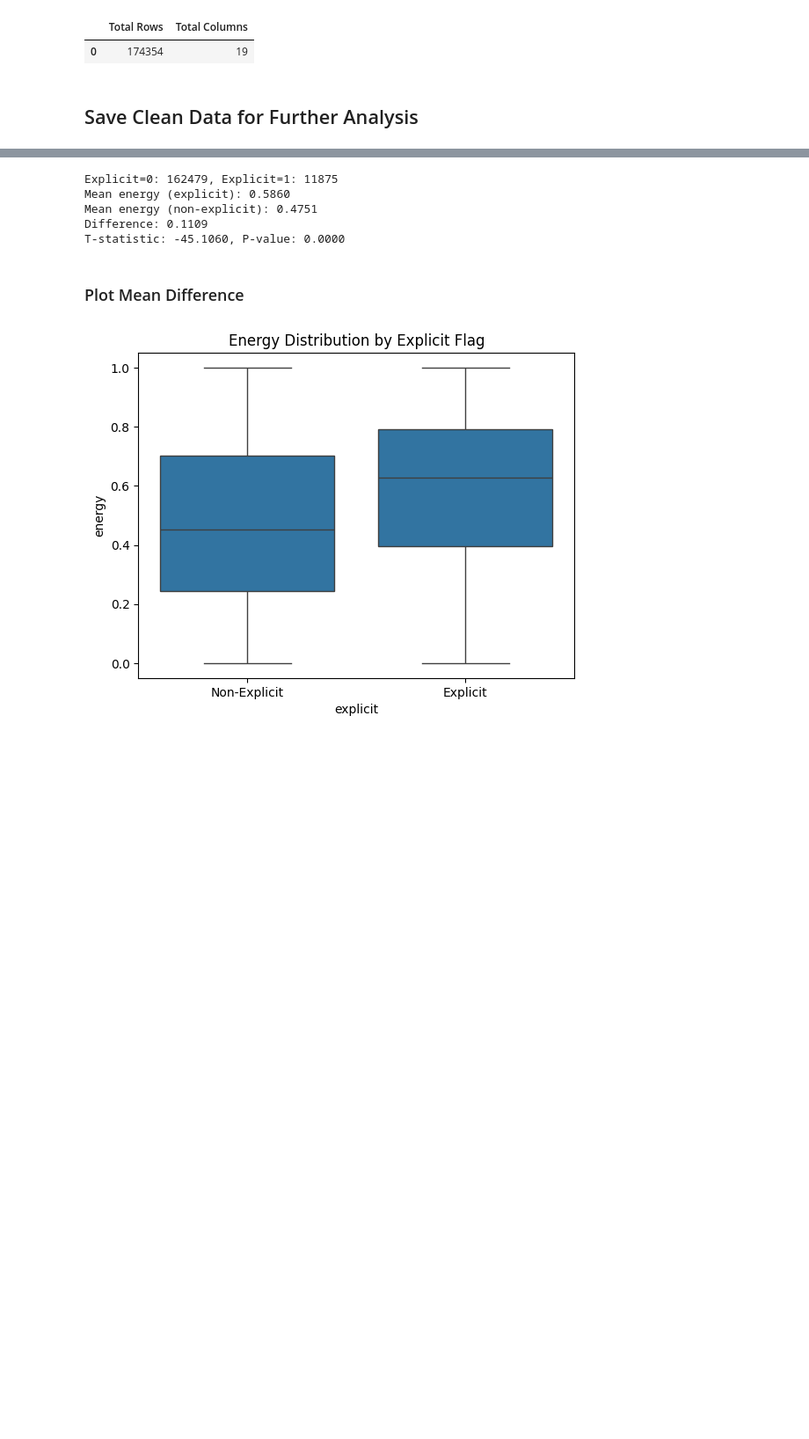
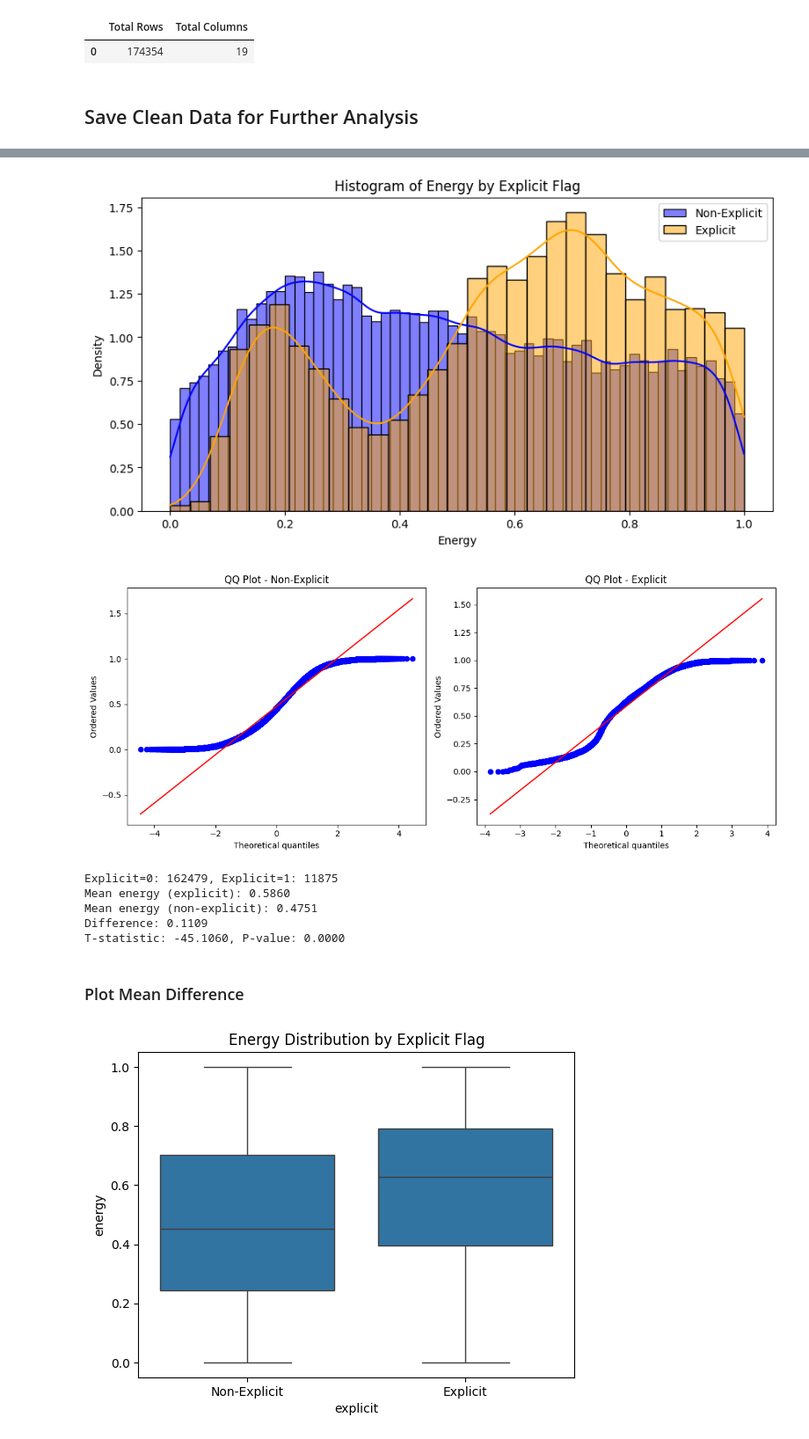
Before and after one commit to smcclab/thirty-nine-hundred-hci, a Jupyter notebook: notebooks/wk10/comp3900_wk10_live_coding_spotify_stats.ipynb, the cells around one changed output, grey strips where cells are left out. Shown at 88% size. Drawn from its saved outputs; the diff is of its cells as text; code cells hidden in the pictures; blank space fills up the shorter version.

```diff
--- a/notebooks/wk10/comp3900_wk10_live_coding_spotify_stats.ipynb
+++ b/notebooks/wk10/comp3900_wk10_live_coding_spotify_stats.ipynb
@@ -278,3 +284,37 @@ Compare two *independent* groups: explicit=0 vs explicit=1.
+# %%
+import seaborn as sns
+import scipy.stats as stats
+
+# group the data
+group1 = spotify_df[spotify_df['explicit'] == 0]['energy']
+group2 = spotify_df[spotify_df['explicit'] == 1]['energy']
+
+# === 1. Histogram with KDE ===
+plt.figure(figsize=(10, 5))
+sns.histplot(group1, kde=True, color='blue', label='Non-Explicit', stat='density')
+sns.histplot(group2, kde=True, color='orange', label='Explicit', stat='density')
+plt.title('Histogram of Energy by Explicit Flag')
+plt.xlabel('Energy')
+plt.ylabel('Density')
+plt.legend()
+plt.show()
+
+# === 2. QQ Plots ===
+fig, axes = plt.subplots(1, 2, figsize=(12, 5))
+
+# QQ Plot for Non-Explicit
+stats.probplot(group1, dist="norm", plot=axes[0])
+axes[0].set_title("QQ Plot - Non-Explicit")
+
+# QQ Plot for Explicit
+stats.probplot(group2, dist="norm", plot=axes[1])
+axes[1].set_title("QQ Plot - Explicit")
+
+plt.tight_layout()
+plt.show()
+# %% [output]
+[figure, added]
+[figure, added]
 # %%
 # import t-test library
 from scipy.stats import ttest_ind
```
Also changed, not shown: parts of 2 cells of this notebook, 3 other files.
